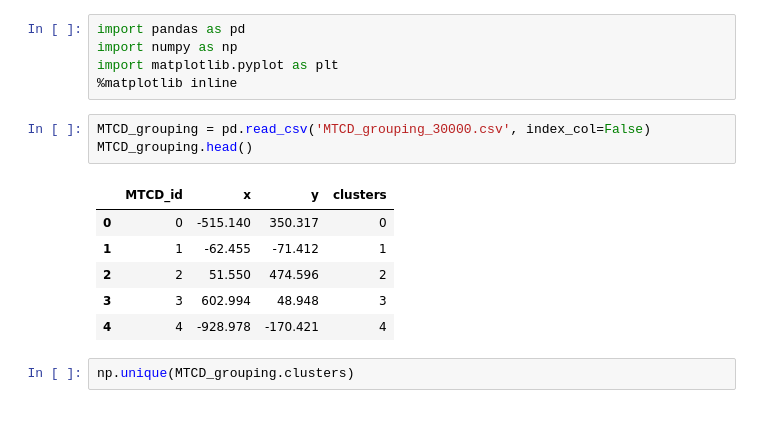
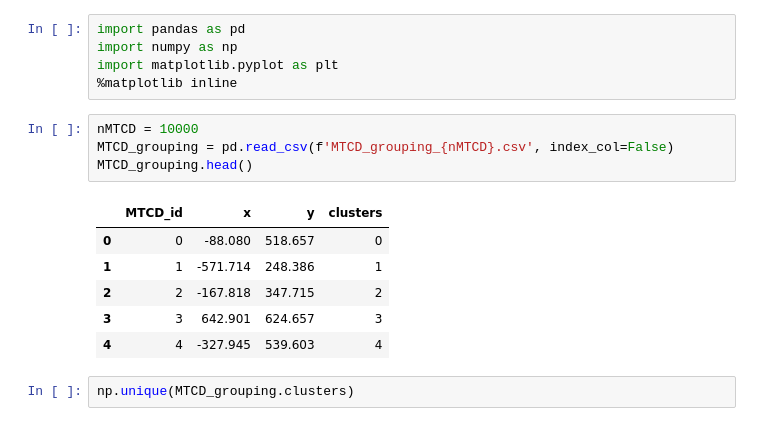
Before and after one commit to KenWang42/TDCR, a Jupyter notebook: D2D_Grouping/circular/D2D_data_test.ipynb, the cells around one changed output. Saved outputs shown, nothing was run; the diff lists cells and outputs as text.

```diff
--- a/D2D_Grouping/circular/D2D_data_test.ipynb
+++ b/D2D_Grouping/circular/D2D_data_test.ipynb
@@ -4,15 +4,16 @@ import numpy as np
 import matplotlib.pyplot as plt
 %matplotlib inline
 # %%
-MTCD_grouping = pd.read_csv('MTCD_grouping_30000.csv', index_col=False)
+nMTCD = 10000
+MTCD_grouping = pd.read_csv(f'MTCD_grouping_{nMTCD}.csv', index_col=False)
 MTCD_grouping.head()
 # %% [output]
 |  | MTCD_id | x | y | clusters |
-| 0 | 0 | -515.140 | 350.317 | 0 |
-| 1 | 1 | -62.455 | -71.412 | 1 |
-| 2 | 2 | 51.550 | 474.596 | 2 |
-| 3 | 3 | 602.994 | 48.948 | 3 |
-| 4 | 4 | -928.978 | -170.421 | 4 |
+| 0 | 0 | -88.080 | 518.657 | 0 |
+| 1 | 1 | -571.714 | 248.386 | 1 |
+| 2 | 2 | -167.818 | 347.715 | 2 |
+| 3 | 3 | 642.901 | 624.657 | 3 |
+| 4 | 4 | -327.945 | 539.603 | 4 |
 # %%
 np.unique(MTCD_grouping.clusters)
 # %% [output]
```
Also changed, not shown: parts of 9 cells of this notebook, 6 other files.
